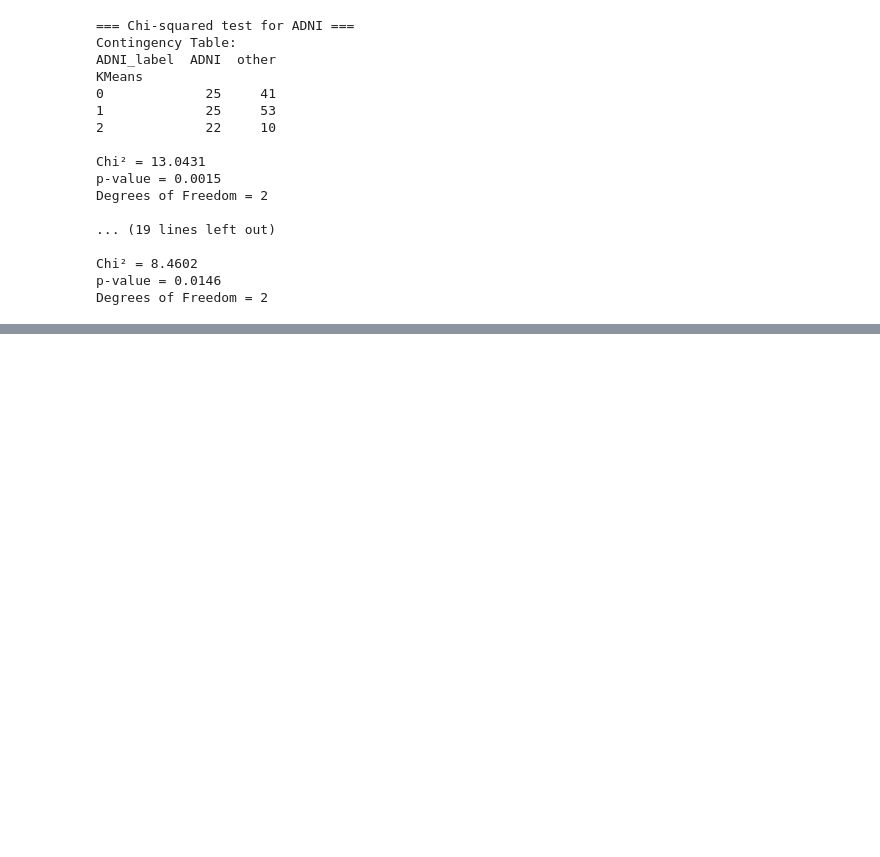
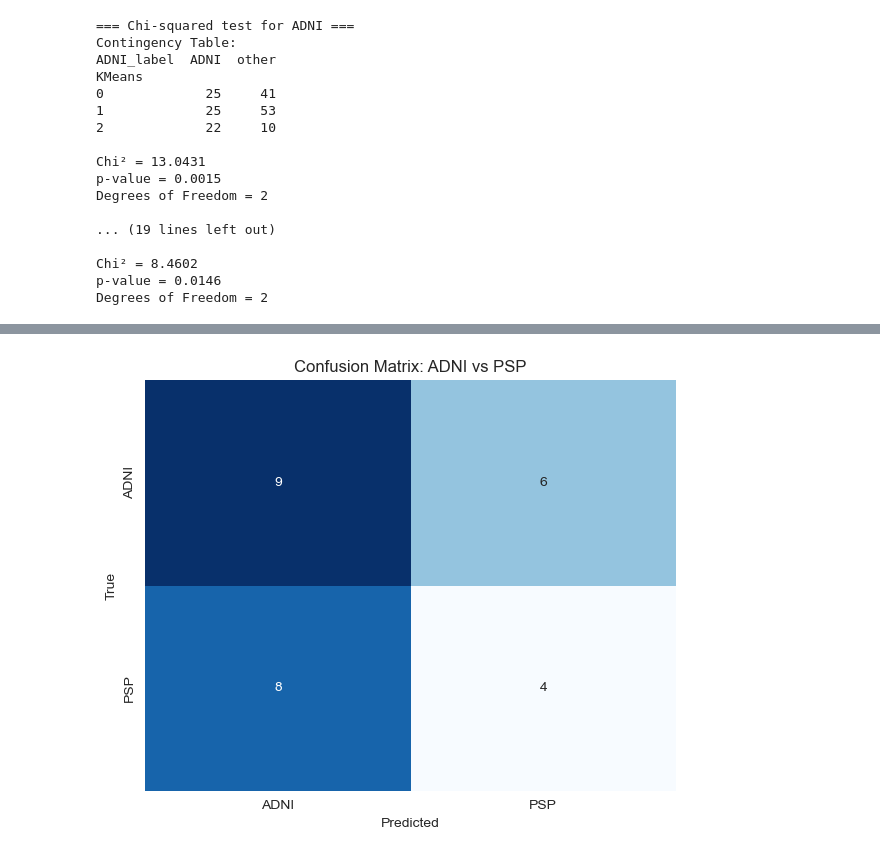
Before and after one commit to EmmaTosato/ANM_Verona, a Jupyter notebook: notebooks/clustering.ipynb, the cells around one changed output, grey strips where cells are left out. Cells and saved outputs as stored; diff of their text form; code cells hidden in the pictures; blank space fills up the shorter version.

```diff
--- a/notebooks/clustering.ipynb
+++ b/notebooks/clustering.ipynb
@@ -200,0 +215,13 @@ Degrees of Freedom = 2
+# %%
+# Load dataframes
+df_gm = pd.read_pickle(path_df_gm)
+df_meta = pd.read_csv(path_df_meta)
+
+# Merge with metadata
+df_merged, X = x_features_return(df_gm, df_meta)
+
+# Select specific pair of groups
+pair = ("ADNI", "PSP")
+df_pair = df_merged[df_merged['Group'].isin(pair)].copy()
+X_pair = X.loc[df_pair.index].values  # ensure correct alignment
+y_pair = df_pair["Group"].values
@@ -200,0 +234,17 @@ Degrees of Freedom = 2
+# %%
+# Run UMAP on the selected pair of groups
+X_umap = run_umap(X_pair, plot_flag=False, title=f"{pair[0]} vs {pair[1]}")
+
+# Encode labels
+le = LabelEncoder()
+y_encoded = le.fit_transform(y_pair)
+
+# Splitting
+X_train, X_test, y_train, y_test = train_test_split(
+    X_umap, y_encoded, test_size=0.2, random_state=42, stratify=y_encoded
+)
+
+# Train a classifier
+clf = SVC(kernel='rbf', probability=True, random_state=42)
+clf.fit(X_train, y_train)
+y_pred = clf.predict(X_test)
@@ -200,0 +291,15 @@ Degrees of Freedom = 2
+# %%
+# Confusion Matrix
+conf_matrix = confusion_matrix(y_test, y_pred)
+
+plt.figure(figsize=(6, 5))
+sns.heatmap(conf_matrix, annot=True, fmt='d',
+            xticklabels=le.classes_, yticklabels=le.classes_,
+            cmap="Blues", cbar=False)
+plt.xlabel("Predicted")
+plt.ylabel("True")
+plt.title(f"Confusion Matrix: {pair[0]} vs {pair[1]}")
+plt.tight_layout()
+plt.show()
+# %% [output]
+[figure, added]
```
Also changed, not shown: parts of 11 cells of this notebook, 13 other files.
